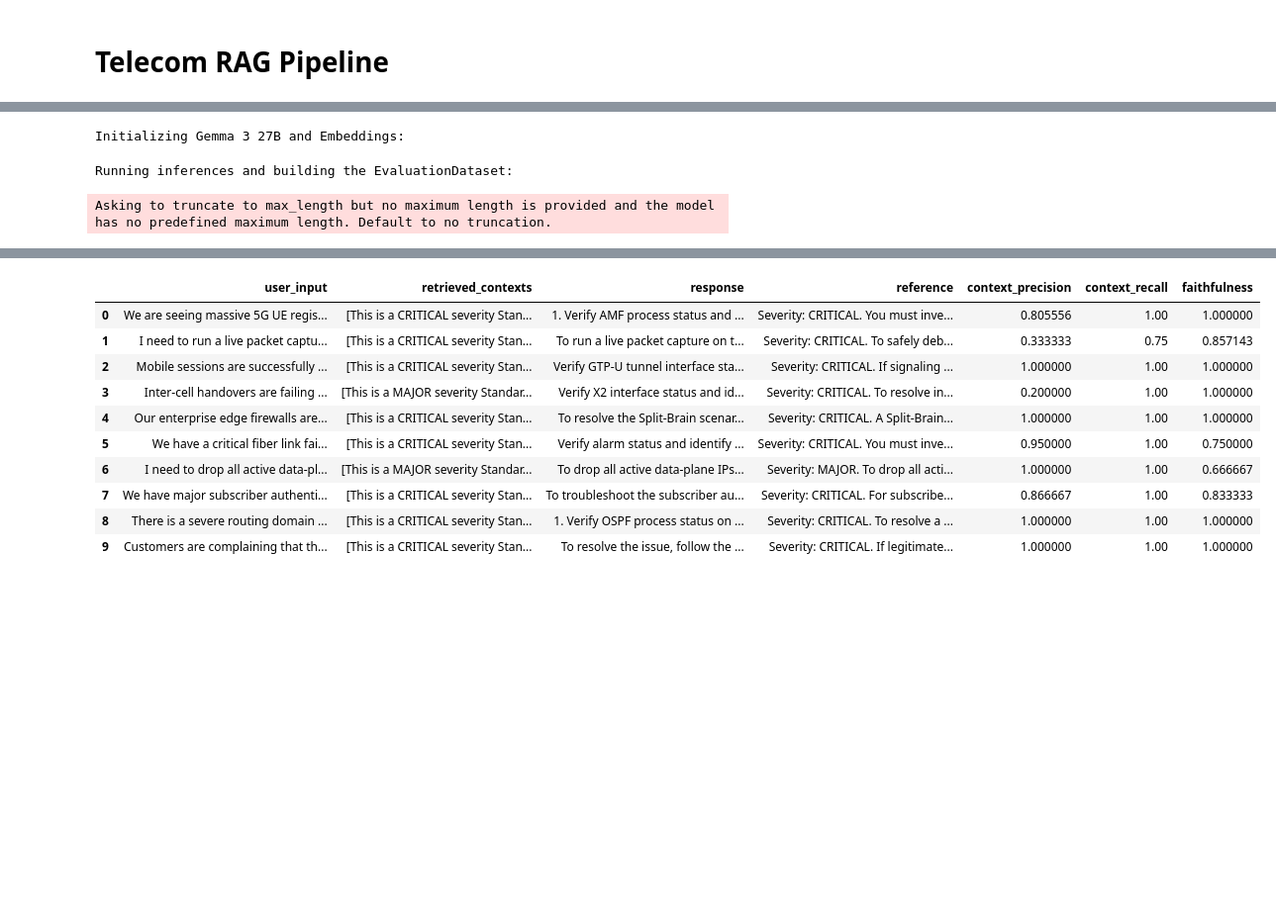
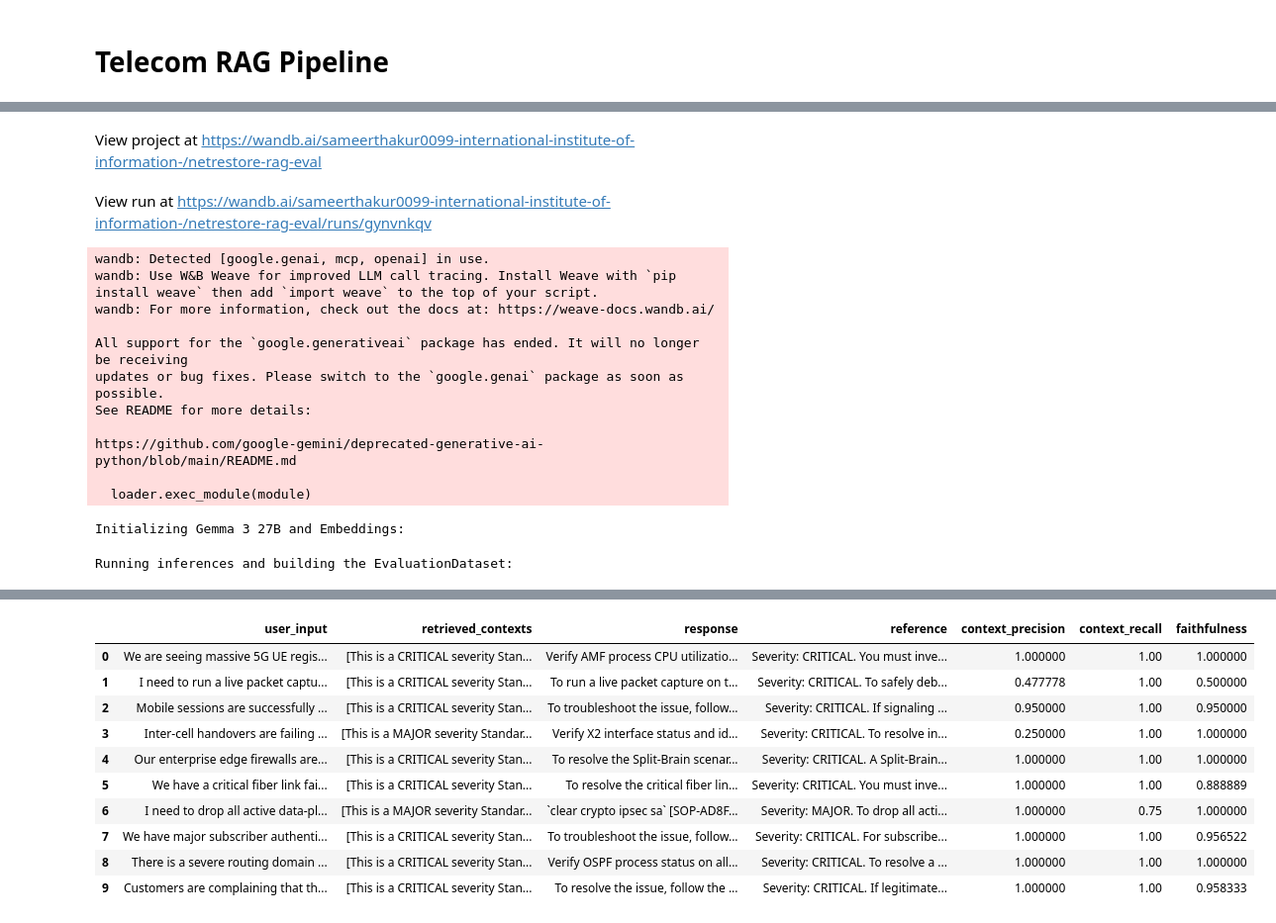
Before and after one commit to swarnendu-sekhar-das/Telecom_ProceduralQA_RAG, a Jupyter notebook: NLP_Telecom_QA_RAG.ipynb, the cells around one changed output, grey strips where cells are left out. Shown at 99% size. Drawn from its saved outputs; the diff is of its cells as text; code cells hidden in the pictures; blank space fills up the shorter version.

```diff
--- a/NLP_Telecom_QA_RAG.ipynb
+++ b/NLP_Telecom_QA_RAG.ipynb
@@ -266,6 +280,12 @@ device_gliner = 'cpu'
 
 # Load the model weights and move to CPU
 ner_model = GLiNER.from_pretrained("urchade/gliner_small-v2.1").to(device_gliner)
+
+def check_heuristic_negation(query, entity_start):
+    negation_tokens = ["ignore", "skip", "not", "exclude", "except"]
+    preceding_words = query[:entity_start].lower().strip().split()
+    last_words = preceding_words[-4:]
+    return any(tok in last_words for tok in negation_tokens)
 
 def extract_metadata_gliner(query):
     """Extracts vendor and severity dynamically without an external API."""
@@ -296,12 +316,16 @@ def extract_metadata_gliner(query):
     for ent in entities:
         text_val = ent["text"].lower()
         label = ent["label"]
+        start_idx = ent["start"]
 
         # Clean and normalize the extracted text to match ChromaDB metadata
         if label == "telecom vendor":
             for key, exact_vendor in VENDOR_MAP.items():
                 if key in text_val:
-                    filters["vendor"] = exact_vendor
+                    if check_heuristic_negation(query, start_idx):
+                        filters["vendor"] = {"$ne": exact_vendor}
+                    else:
+                        filters["vendor"] = exact_vendor
                     break
         elif label == "severity level":
             for s in ["critical", "major", "minor", "warning"]:
@@ -339,11 +365,12 @@ async def process_query(query, history=None):
     if history is None: history = []
 
     # Phase 3: Extract Metadata Filters using Local GLiNER
-    chroma_filters = extract_metadata_gliner(query)
+    clean_query = query
+    chroma_filters = extract_metadata_gliner(clean_query)
     print(f"  [Diagnostics] Router applied filters: {chroma_filters}")
 
     # Dense Retrieval
-    query_emb = embedding_func.encode([f"Represent this sentence for searching relevant passages: {query}"], normalize_embeddings=True).tolist()
+    query_emb = embedding_func.encode([f"Represent this sentence for searching relevant passages: {clean_query}"], normalize_embeddings=True).tolist()
 
     dense_res = collection.query(
         query_embeddings=query_emb,
@@ -357,7 +384,7 @@ async def process_query(query, history=None):
     dense_hits = {id: score for id, score in zip(dense_res['ids'][0], dense_res['distances'][0])}
 
     # Sparse Retrieval (BM25)
-    tokenized_query = simple_tokenize(query)
+    tokenized_query = simple_tokenize(clean_query)
     sparse_scores = bm25.get_scores(tokenized_query)
     top_sparse_indices = np.argsort(sparse_scores)[-10:][::-1]
 
@@ -372,7 +399,7 @@ async def process_query(query, history=None):
         doc_id = batch_ids[idx]
         fusion_scores[doc_id] = fusion_scores.get(doc_id, 0) + 1 / (k + rank + 1)
 
-    sorted_candidates = sorted(fusion_scores.items(), key=lambda x: x[1], reverse=True)[:5]
+    sorted_candidates = sorted(fusion_scores.items(), key=lambda x: x[1], reverse=True)[:10]
     top_ids = [doc_id for doc_id, _ in sorted_candidates]
 
     # Fetch FULL JSON from decoupled SQLite storage
@@ -389,7 +416,7 @@ async def process_query(query, history=None):
     ranked_final = sorted(list(zip(candidate_docs, scores)), key=lambda x: x[1], reverse=True)
 
     # Phase 1: Expanded Context Window (Taking Top 7 instead of Top 3)
-    final_sops = [doc for doc, score in ranked_final][:7]
+    final_sops = [doc for doc, score in ranked_final][:5]
 
     # Format Context for Operational Safety
     context_blocks = []
@@ -551,6 +587,17 @@ from google.colab import userdata
 
 # 1. Langchain Google GenAI Integrations
 from langchain_google_genai import ChatGoogleGenerativeAI, GoogleGenerativeAIEmbeddings
+
+import wandb
+wandb.login(key=userdata.get('WANDB_API_KEY'))
+config = {
+    'embedding_model': 'nomic-embed-text-v1.5',
+    'retriever_top_k': 5,
+    'rrf_k': 20,
+    'llm_temperature': 0.0,
+    'negation_method': 'heuristic'
+}
+wandb.init(project='netrestore-rag-eval', config=config)
 
 # 2. Ragas v0.4+ Imports
 from ragas import EvaluationDataset, SingleTurnSample, evaluate
@@ -641,6 +688,8 @@ for item in tqdm(test_set):
     # Extract strings from the ChromaDB retrieved chunks
     retrieved_ctx = [doc["search_content"] for doc in srcs]
 
+
+
     # Creating the strict v0.4 SingleTurnSample object
     sample = SingleTurnSample(
         user_input=query,
@@ -667,6 +716,7 @@ results = evaluate(
         ContextPrecision(),
         ContextRecall(),
         Faithfulness(),
+        # AnswerRelevancy(),
     ],
     llm=evaluator_llm,
     embeddings=evaluator_embeddings,
@@ -675,4 +725,11 @@ results = evaluate(
 
 df_results = results.to_pandas()
 display(df_results)
+
+wandb.log({
+    'faithfulness': df_results['faithfulness'].mean(),
+    # 'answer_relevancy': df_results['answer_relevancy'].mean(),
+    'context_precision': df_results['context_precision'].mean(),
+    'context_recall': df_results['context_recall'].mean()
+})
 # %% [output]
@@ -686,4 +746,16 @@ https://github.com/google-gemini/deprecated-generative-ai-python/blob/main/READM
+View project at https://wandb.ai/sameerthakur0099-international-institute-of-information-/netrestore-rag-eval
+View run at https://wandb.ai/sameerthakur0099-international-institute-of-information-/netrestore-rag-eval/runs/gynvnkqv
-Initializing Gemma 3 27B and Embeddings:
+wandb: Detected [google.genai, mcp, openai] in use.
+wandb: Use W&B Weave for improved LLM call tracing. Install Weave with `pip install weave` then add `import weave` to the top of your script.
+wandb: For more information, check out the docs at: https://weave-docs.wandb.ai/
+
+All support for the `google.generativeai` package has ended. It will no longer be receiving
+updates or bug fixes. Please switch to the `google.genai` package as soon as possible.
+See README for more details:
+
+https://github.com/google-gemini/deprecated-generative-ai-python/blob/main/README.md
+
+  loader.exec_module(module)
-Running inferences and building the EvaluationDataset:
+Initializing Gemma 3 27B and Embeddings:
-Asking to truncate to max_length but no maximum length is provided and the model has no predefined maximum length. Default to no truncation.
+Running inferences and building the EvaluationDataset:
   [Diagnostics] Router applied filters: None
@@ -691,25 +763,25 @@ WARNING 04-06 11:46:46 [input_processor.py:235] Passing raw prompts to InputProc
   [Diagnostics] Router applied filters: None
   [Diagnostics] Router applied filters: None
   [Diagnostics] Router applied filters: {'vendor': 'Nokia'}
   [Diagnostics] Router applied filters: None
   [Diagnostics] Router applied filters: None
   [Diagnostics] Router applied filters: None
   [Diagnostics] Router applied filters: {'vendor': 'Samsung Networks'}
   [Diagnostics] Router applied filters: {'vendor': 'ZTE'}
   [Diagnostics] Router applied filters: None
 
 Evaluating pipeline using Gemma 3 27B:
 |  | user_input | retrieved_contexts | response | reference | context_precision | context_recall | faithfulness |
-| 0 | We are seeing massive 5G UE regis... | [This is a CRITICAL severity Stan... | 1. Verify AMF process status and ... | Severity: CRITICAL. You must inve... | 0.805556 | 1.00 | 1.000000 |
-| 1 | I need to run a live packet captu... | [This is a CRITICAL severity Stan... | To run a live packet capture on t... | Severity: CRITICAL. To safely deb... | 0.333333 | 0.75 | 0.857143 |
-| 2 | Mobile sessions are successfully ... | [This is a CRITICAL severity Stan... | Verify GTP-U tunnel interface sta... | Severity: CRITICAL. If signaling ... | 1.000000 | 1.00 | 1.000000 |
-| 3 | Inter-cell handovers are failing ... | [This is a MAJOR severity Standar... | Verify X2 interface status and id... | Severity: CRITICAL. To resolve in... | 0.200000 | 1.00 | 1.000000 |
+| 0 | We are seeing massive 5G UE regis... | [This is a CRITICAL severity Stan... | Verify AMF process CPU utilizatio... | Severity: CRITICAL. You must inve... | 1.000000 | 1.00 | 1.000000 |
+| 1 | I need to run a live packet captu... | [This is a CRITICAL severity Stan... | To run a live packet capture on t... | Severity: CRITICAL. To safely deb... | 0.477778 | 1.00 | 0.500000 |
+| 2 | Mobile sessions are successfully ... | [This is a CRITICAL severity Stan... | To troubleshoot the issue, follow... | Severity: CRITICAL. If signaling ... | 0.950000 | 1.00 | 0.950000 |
+| 3 | Inter-cell handovers are failing ... | [This is a MAJOR severity Standar... | Verify X2 interface status and id... | Severity: CRITICAL. To resolve in... | 0.250000 | 1.00 | 1.000000 |
 | 4 | Our enterprise edge firewalls are... | [This is a CRITICAL severity Stan... | To resolve the Split-Brain scenar... | Severity: CRITICAL. A Split-Brain... | 1.000000 | 1.00 | 1.000000 |
-| 5 | We have a critical fiber link fai... | [This is a CRITICAL severity Stan... | Verify alarm status and identify ... | Severity: CRITICAL. You must inve... | 0.950000 | 1.00 | 0.750000 |
-| 6 | I need to drop all active data-pl... | [This is a MAJOR severity Standar... | To drop all active data-plane IPs... | Severity: MAJOR. To drop all acti... | 1.000000 | 1.00 | 0.666667 |
-| 7 | We have major subscriber authenti... | [This is a CRITICAL severity Stan... | To troubleshoot the subscriber au... | Severity: CRITICAL. For subscribe... | 0.866667 | 1.00 | 0.833333 |
-| 8 | There is a severe routing domain ... | [This is a CRITICAL severity Stan... | 1. Verify OSPF process status on ... | Severity: CRITICAL. To resolve a ... | 1.000000 | 1.00 | 1.000000 |
-| 9 | Customers are complaining that th... | [This is a CRITICAL severity Stan... | To resolve the issue, follow the ... | Severity: CRITICAL. If legitimate... | 1.000000 | 1.00 | 1.000000 |
+| 5 | We have a critical fiber link fai... | [This is a CRITICAL severity Stan... | To resolve the critical fiber lin... | Severity: CRITICAL. You must inve... | 1.000000 | 1.00 | 0.888889 |
+| 6 | I need to drop all active data-pl... | [This is a MAJOR severity Standar... | `clear crypto ipsec sa` [SOP-AD8F... | Severity: MAJOR. To drop all acti... | 1.000000 | 0.75 | 1.000000 |
+| 7 | We have major subscriber authenti... | [This is a CRITICAL severity Stan... | To troubleshoot the issue, follow... | Severity: CRITICAL. For subscribe... | 1.000000 | 1.00 | 0.956522 |
+| 8 | There is a severe routing domain ... | [This is a CRITICAL severity Stan... | Verify OSPF process status on all... | Severity: CRITICAL. To resolve a ... | 1.000000 | 1.00 | 1.000000 |
+| 9 | Customers are complaining that th... | [This is a CRITICAL severity Stan... | To resolve the issue, follow the ... | Severity: CRITICAL. If legitimate... | 1.000000 | 1.00 | 0.958333 |
 # %%
 import time
 import torch
```
Also changed, not shown: parts of 14 cells of this notebook.
